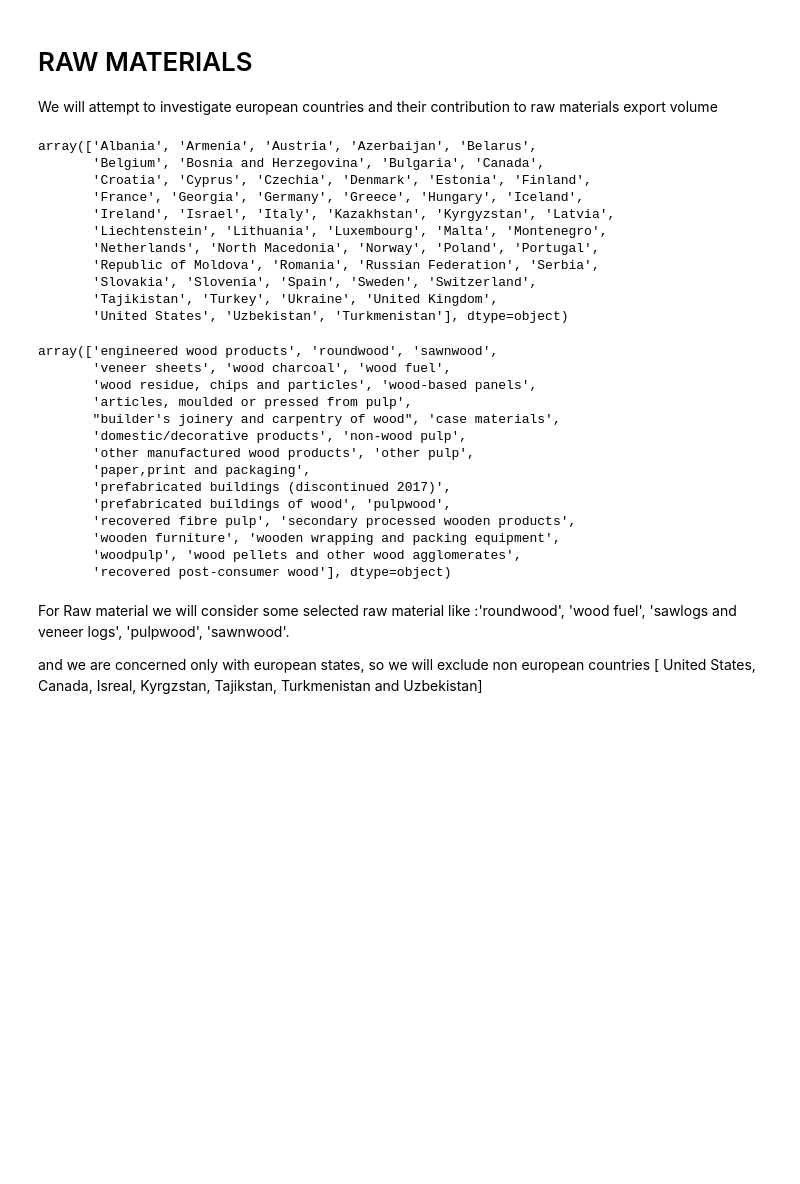
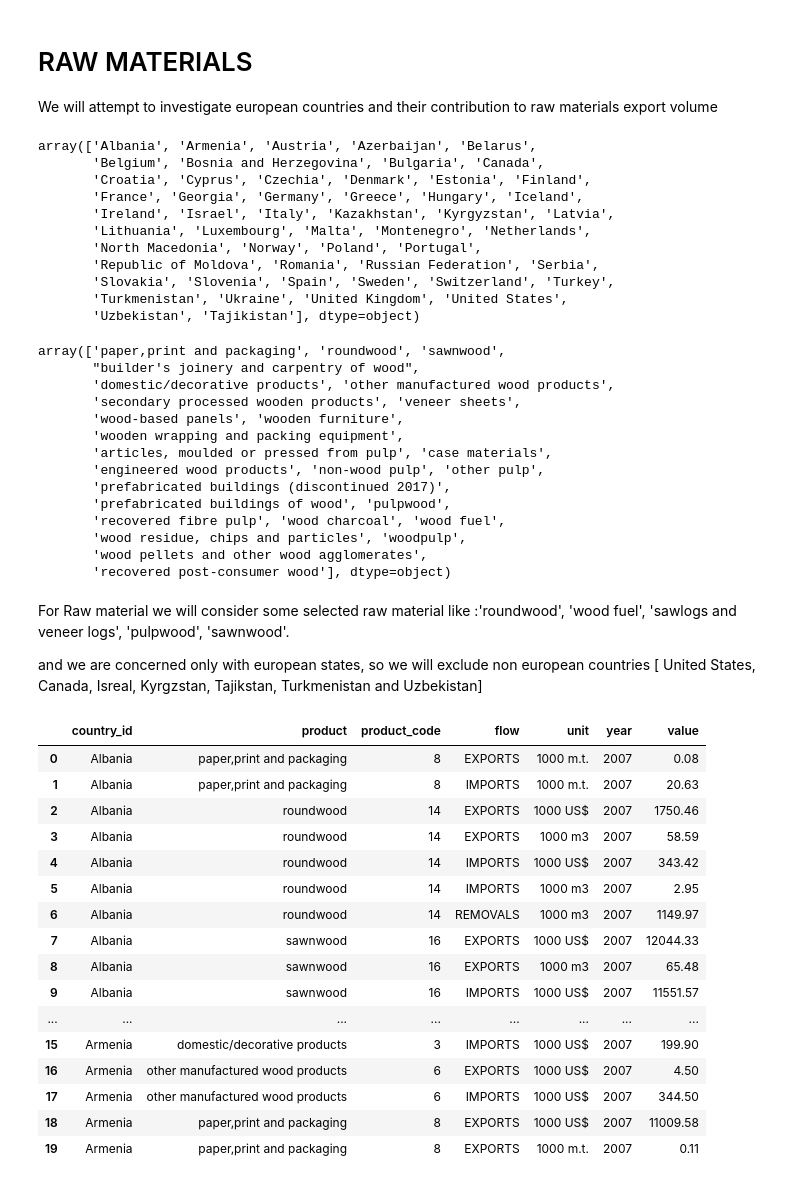
Before and after one commit to dubem12/mid_project, a Jupyter notebook: notebooks/cleaning_note.ipynb, the cells around one changed output. Drawn from its saved outputs; the diff is of its cells as text; code cells hidden in the pictures; blank space fills up the shorter version.

Commit message:
Added new csv file 2013_export,and new cleaning note

```diff
--- a/notebooks/cleaning_note.ipynb
+++ b/notebooks/cleaning_note.ipynb
@@ -482,35 +482,35 @@ display(difference.head(20))
 We will attempt to investigate european countries and their contribution to raw materials export volume
 # %%
 #get unique values in the country_id column
-grouped_melted2['country_id'].unique()
+data['country_id'].unique()
 # %% [output]
 array(['Albania', 'Armenia', 'Austria', 'Azerbaijan', 'Belarus',
        'Belgium', 'Bosnia and Herzegovina', 'Bulgaria', 'Canada',
        'Croatia', 'Cyprus', 'Czechia', 'Denmark', 'Estonia', 'Finland',
        'France', 'Georgia', 'Germany', 'Greece', 'Hungary', 'Iceland',
        'Ireland', 'Israel', 'Italy', 'Kazakhstan', 'Kyrgyzstan', 'Latvia',
-       'Liechtenstein', 'Lithuania', 'Luxembourg', 'Malta', 'Montenegro',
-       'Netherlands', 'North Macedonia', 'Norway', 'Poland', 'Portugal',
+       'Lithuania', 'Luxembourg', 'Malta', 'Montenegro', 'Netherlands',
+       'North Macedonia', 'Norway', 'Poland', 'Portugal',
        'Republic of Moldova', 'Romania', 'Russian Federation', 'Serbia',
-       'Slovakia', 'Slovenia', 'Spain', 'Sweden', 'Switzerland',
-       'Tajikistan', 'Turkey', 'Ukraine', 'United Kingdom',
-       'United States', 'Uzbekistan', 'Turkmenistan'], dtype=object)
+       'Slovakia', 'Slovenia', 'Spain', 'Sweden', 'Switzerland', 'Turkey',
+       'Turkmenistan', 'Ukraine', 'United Kingdom', 'United States',
+       'Uzbekistan', 'Tajikistan'], dtype=object)
 # %%
-grouped_melted2['product'].unique()
+data['product'].unique()
 # %% [output]
-array(['engineered wood products', 'roundwood', 'sawnwood',
-       'veneer sheets', 'wood charcoal', 'wood fuel',
-       'wood residue, chips and particles', 'wood-based panels',
-       'articles, moulded or pressed from pulp',
-       "builder's joinery and carpentry of wood", 'case materials',
-       'domestic/decorative products', 'non-wood pulp',
-       'other manufactured wood products', 'other pulp',
-       'paper,print and packaging',
+array(['paper,print and packaging', 'roundwood', 'sawnwood',
+       "builder's joinery and carpentry of wood",
+       'domestic/decorative products', 'other manufactured wood products',
+       'secondary processed wooden products', 'veneer sheets',
+       'wood-based panels', 'wooden furniture',
+       'wooden wrapping and packing equipment',
+       'articles, moulded or pressed from pulp', 'case materials',
+       'engineered wood products', 'non-wood pulp', 'other pulp',
        'prefabricated buildings (discontinued 2017)',
        'prefabricated buildings of wood', 'pulpwood',
-       'recovered fibre pulp', 'secondary processed wooden products',
-       'wooden furniture', 'wooden wrapping and packing equipment',
-       'woodpulp', 'wood pellets and other wood agglomerates',
+       'recovered fibre pulp', 'wood charcoal', 'wood fuel',
+       'wood residue, chips and particles', 'woodpulp',
+       'wood pellets and other wood agglomerates',
        'recovered post-consumer wood'], dtype=object)
 # %% [markdown]
 For Raw material we will consider some selected raw material like :'roundwood', 'wood fuel', 'sawlogs and veneer logs', 'pulpwood', 'sawnwood'.
@@ -518,0 +525,20 @@ and we are concerned only with european states, so we will exclude non european
+# %%
+data.head(20)
+# %% [output]
+|  | country_id | product | product_code | flow | unit | year | value |
+| 0 | Albania | paper,print and packaging | 8 | EXPORTS | 1000 m.t. | 2007 | 0.08 |
+| 1 | Albania | paper,print and packaging | 8 | IMPORTS | 1000 m.t. | 2007 | 20.63 |
+| 2 | Albania | roundwood | 14 | EXPORTS | 1000 US$ | 2007 | 1750.46 |
+| 3 | Albania | roundwood | 14 | EXPORTS | 1000 m3 | 2007 | 58.59 |
+| 4 | Albania | roundwood | 14 | IMPORTS | 1000 US$ | 2007 | 343.42 |
+| 5 | Albania | roundwood | 14 | IMPORTS | 1000 m3 | 2007 | 2.95 |
+| 6 | Albania | roundwood | 14 | REMOVALS | 1000 m3 | 2007 | 1149.97 |
+| 7 | Albania | sawnwood | 16 | EXPORTS | 1000 US$ | 2007 | 12044.33 |
+| 8 | Albania | sawnwood | 16 | EXPORTS | 1000 m3 | 2007 | 65.48 |
+| 9 | Albania | sawnwood | 16 | IMPORTS | 1000 US$ | 2007 | 11551.57 |
+| ... | ... | ... | ... | ... | ... | ... | ... |
+| 15 | Armenia | domestic/decorative products | 3 | IMPORTS | 1000 US$ | 2007 | 199.90 |
+| 16 | Armenia | other manufactured wood products | 6 | EXPORTS | 1000 US$ | 2007 | 4.50 |
+| 17 | Armenia | other manufactured wood products | 6 | IMPORTS | 1000 US$ | 2007 | 344.50 |
+| 18 | Armenia | paper,print and packaging | 8 | EXPORTS | 1000 US$ | 2007 | 11009.58 |
+| 19 | Armenia | paper,print and packaging | 8 | EXPORTS | 1000 m.t. | 2007 | 0.11 |
```
Also changed, not shown: parts of 9 cells of this notebook, 3 other files.
